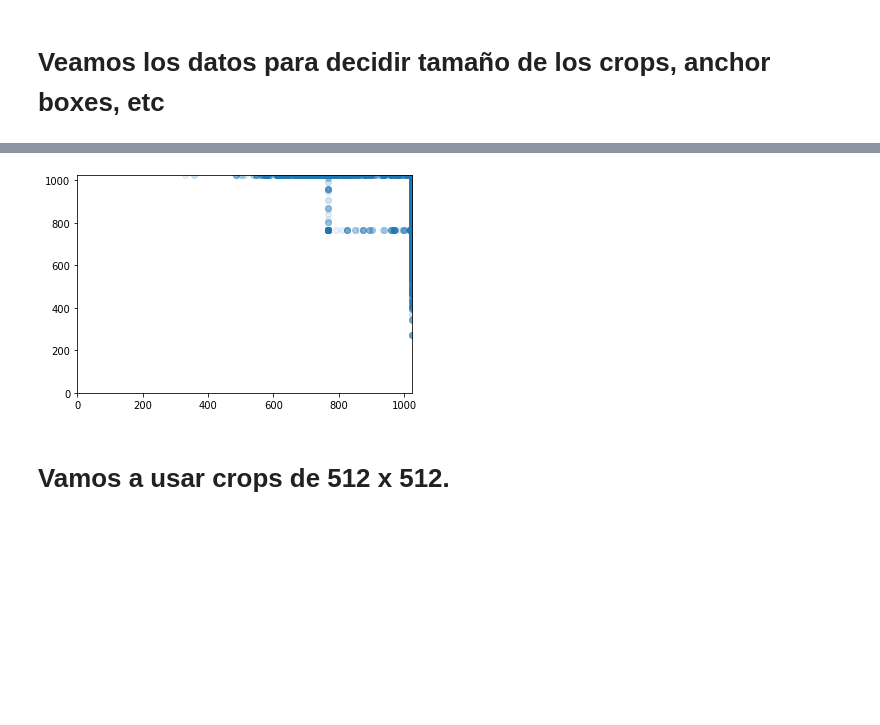
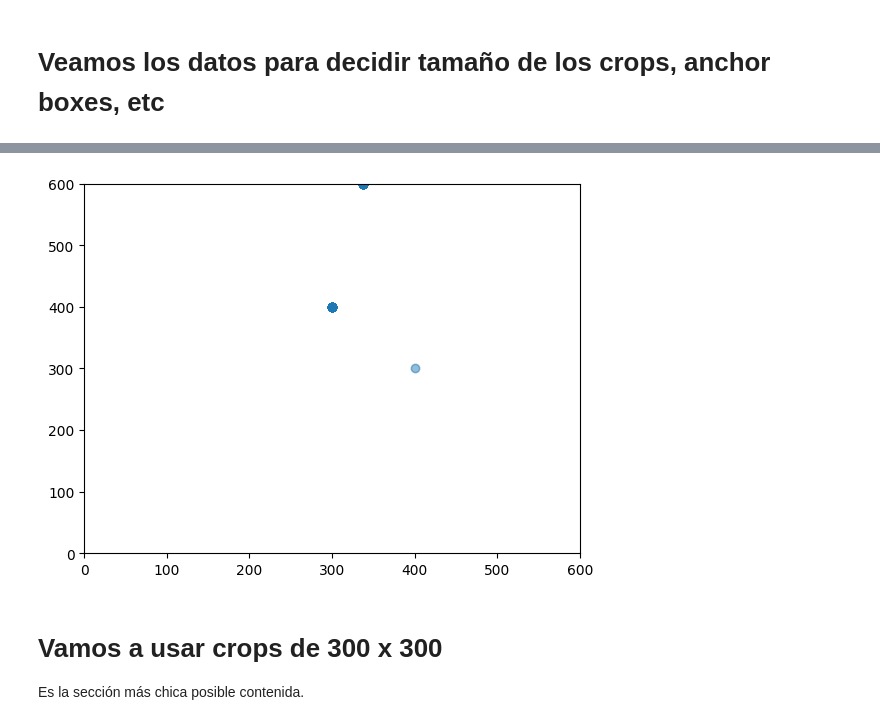
Before and after one commit to Cande-Gioia/YOLO-Fruits-TP, a Jupyter notebook: 1 - Tamaño Crops .ipynb, the cells around one changed output, grey strips where cells are left out. Drawn from its saved outputs; the diff is of its cells as text; code cells hidden in the pictures; blank space fills up the shorter version.

```diff
--- a/1 - Tamaño Crops .ipynb
+++ b/1 - Tamaño Crops .ipynb
@@ -11,5 +14,5 @@ import numpy as np
 # %%
 import pickle
 with open("data.pkl","rb") as f:
-    (df_train, df_val, train_files, val_files, classes_idx, cant_classes, classes) = pickle.load(f)
+    (df_train, df_val, train_files, classes_idx, cant_classes, classes) = pickle.load(f)
 # %%
@@ -27,9 +30,10 @@ plt.show()
 # %%
 plt.scatter(df_train["height"],df_train["width"], alpha=0.1)
-plt.xlim([0,1024])
-plt.ylim([0,1024])
+plt.xlim([0,600])
+plt.ylim([0,600])
 plt.show()
 # %% [output]
-[figure, old version]
+[figure, new version]
 # %% [markdown]
-# Vamos a usar crops de 512 x 512.
+# Vamos a usar crops de 300 x 300
+Es la sección más chica posible contenida.
```
Also changed, not shown: parts of 3 cells of this notebook, 2 other files.
